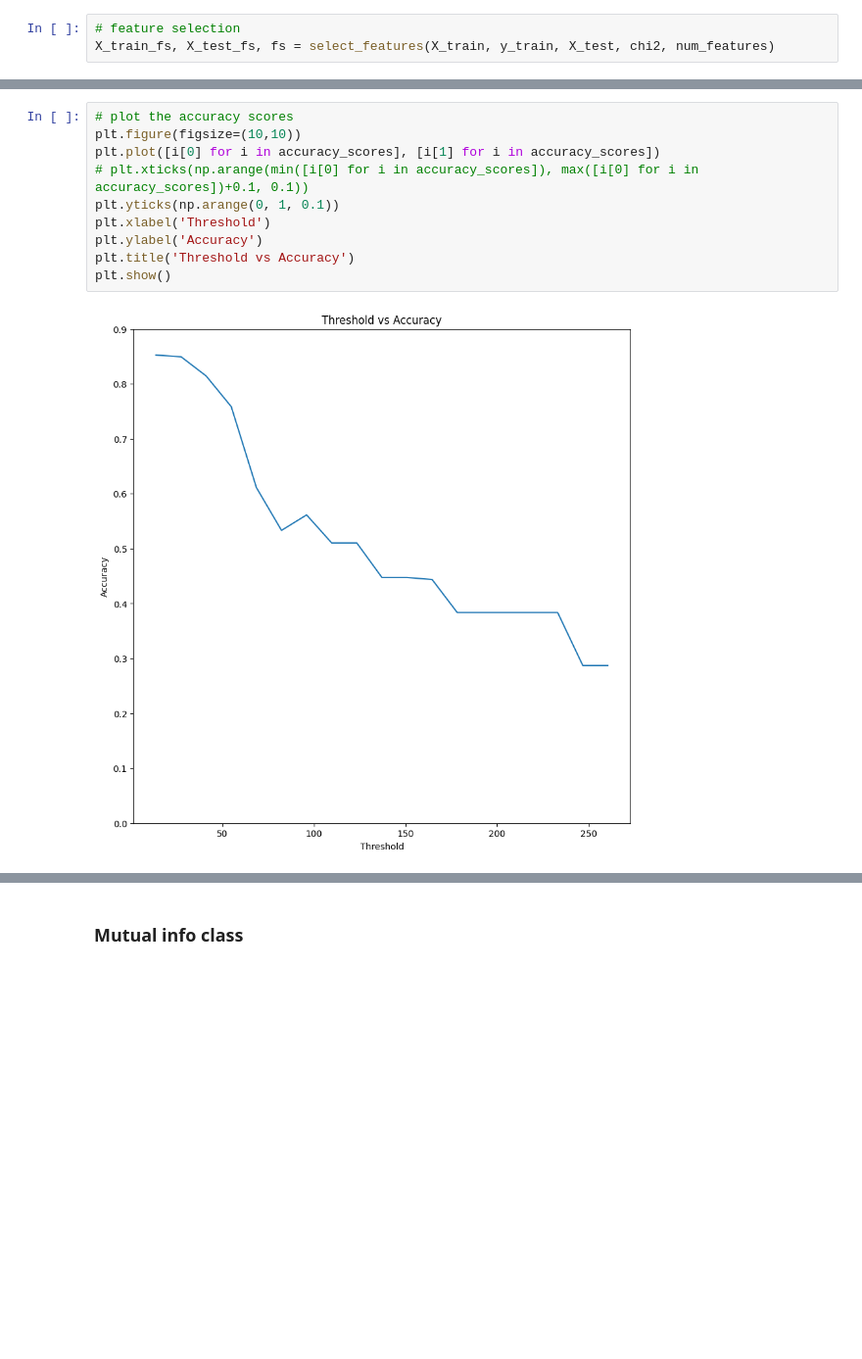
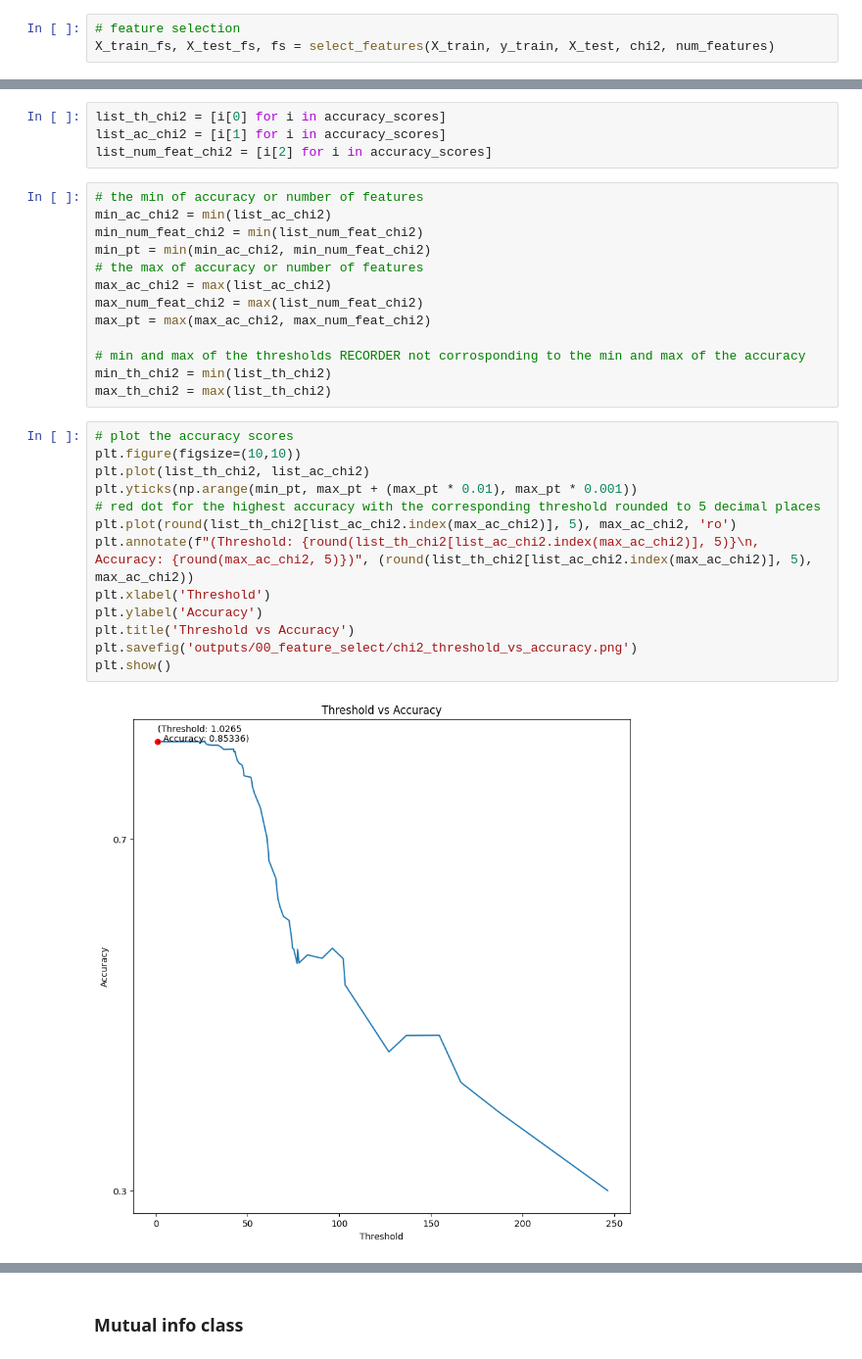
Before and after one commit to dilancroos/sl_predictors_xai, a Jupyter notebook: 00_feature_select.ipynb, the cells around one changed output, grey strips where cells are left out. Shown at 98% size. Cells and saved outputs as stored; diff of their text form; blank space fills up the shorter version.

```diff
--- a/00_feature_select.ipynb
+++ b/00_feature_select.ipynb
@@ -197,12 +197,32 @@ number of features with scores above the threshold: 0
-# %%
-# plot the accuracy scores
-plt.figure(figsize=(10,10))
-plt.plot([i[0] for i in accuracy_scores], [i[1] for i in accuracy_scores])
-# plt.xticks(np.arange(min([i[0] for i in accuracy_scores]), max([i[0] for i in accuracy_scores])+0.1, 0.1))
-plt.yticks(np.arange(0, 1, 0.1))
-plt.xlabel('Threshold')
-plt.ylabel('Accuracy')
-plt.title('Threshold vs Accuracy')
-plt.show()
-# %% [output]
-[figure, removed]
+# %%
+list_th_chi2 = [i[0] for i in accuracy_scores]
+list_ac_chi2 = [i[1] for i in accuracy_scores]
+list_num_feat_chi2 = [i[2] for i in accuracy_scores]
+# %%
+# the min of accuracy or number of features
+min_ac_chi2 = min(list_ac_chi2)
+min_num_feat_chi2 = min(list_num_feat_chi2)
+min_pt = min(min_ac_chi2, min_num_feat_chi2)
+# the max of accuracy or number of features
+max_ac_chi2 = max(list_ac_chi2)
+max_num_feat_chi2 = max(list_num_feat_chi2)
+max_pt = max(max_ac_chi2, max_num_feat_chi2)
+
+# min and max of the thresholds RECORDER not corrosponding to the min and max of the accuracy
+min_th_chi2 = min(list_th_chi2)
+max_th_chi2 = max(list_th_chi2)
+# %%
+# plot the accuracy scores
+plt.figure(figsize=(10,10))
+plt.plot(list_th_chi2, list_ac_chi2)
+plt.yticks(np.arange(min_pt, max_pt + (max_pt * 0.01), max_pt * 0.001))
+# red dot for the highest accuracy with the corresponding threshold rounded to 5 decimal places
+plt.plot(round(list_th_chi2[list_ac_chi2.index(max_ac_chi2)], 5), max_ac_chi2, 'ro')
+plt.annotate(f"(Threshold: {round(list_th_chi2[list_ac_chi2.index(max_ac_chi2)], 5)}\n, Accuracy: {round(max_ac_chi2, 5)})", (round(list_th_chi2[list_ac_chi2.index(max_ac_chi2)], 5), max_ac_chi2))
+plt.xlabel('Threshold')
+plt.ylabel('Accuracy')
+plt.title('Threshold vs Accuracy')
+plt.savefig('outputs/00_feature_select/chi2_threshold_vs_accuracy.png')
+plt.show()
+# %% [output]
+[figure, added]
```
Also changed, not shown: parts of 38 cells of this notebook, 9 other files.
